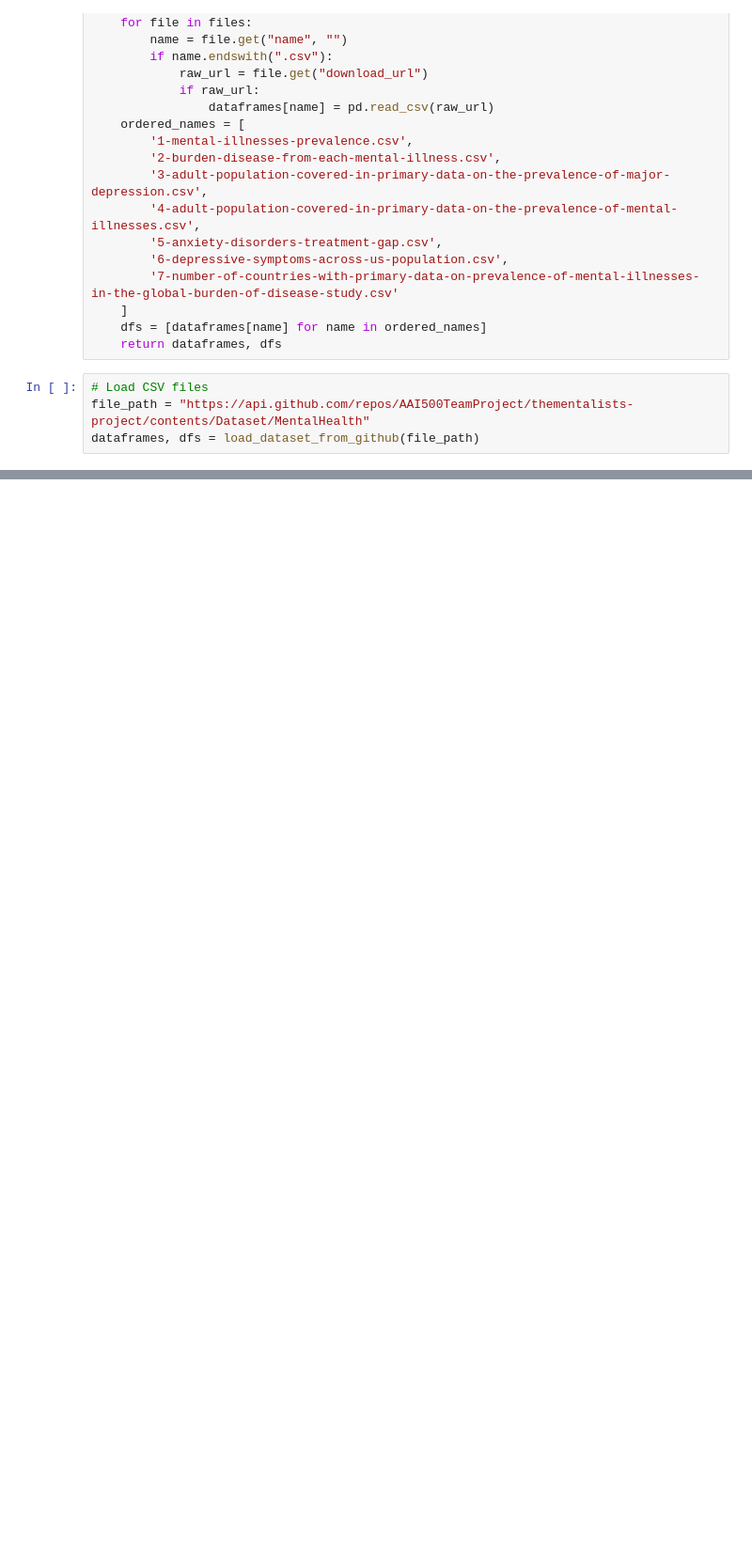
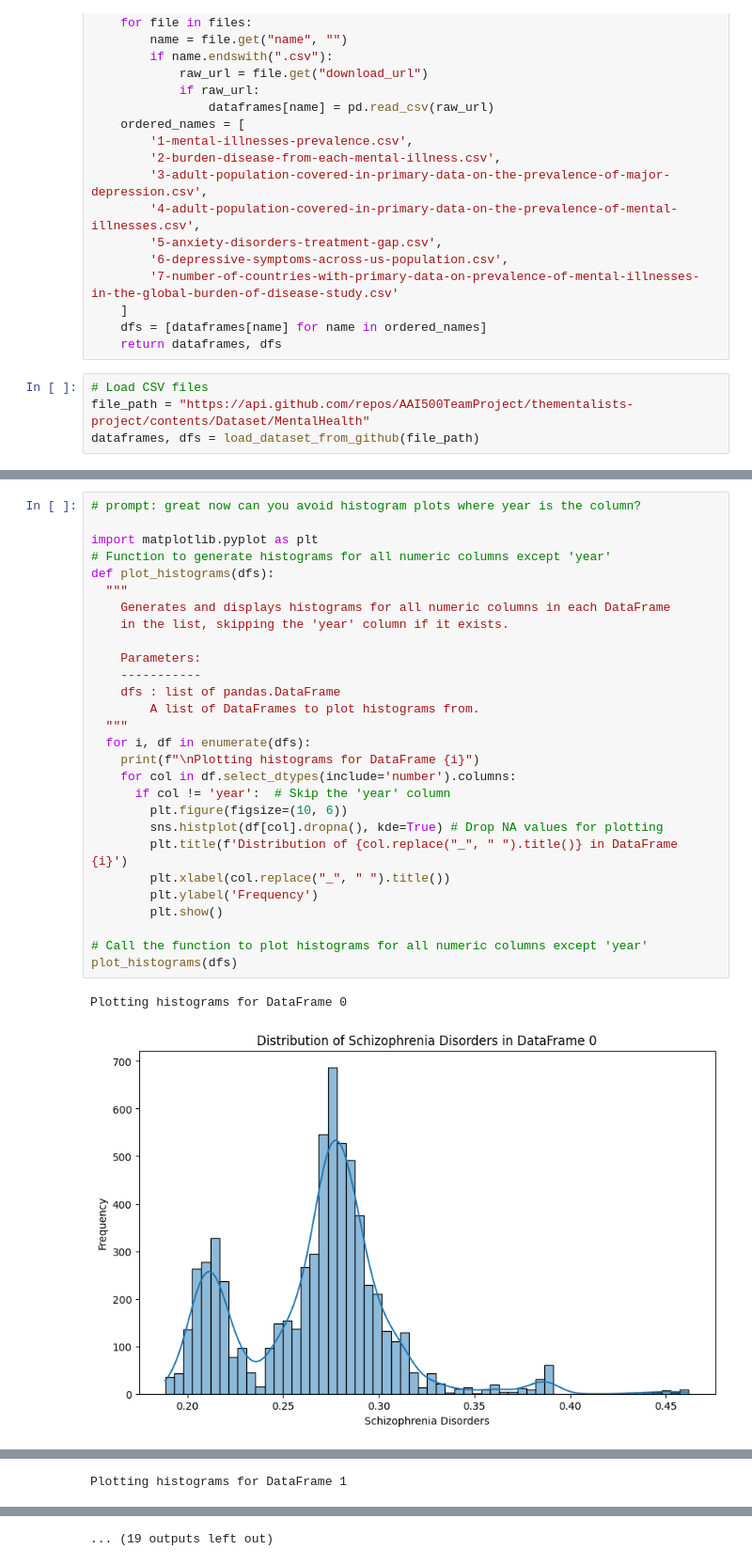
Before and after one commit to Triple-A-AAI520/AAI-520_Group3_Final_Project, a Jupyter notebook: JupyterNotebook/thementalists.ipynb, the cells around one changed output, grey strips where cells are left out. Shown at 94% size. Drawn from its saved outputs; the diff is of its cells as text; blank space fills up the shorter version.

```diff
--- a/JupyterNotebook/thementalists.ipynb
+++ b/JupyterNotebook/thementalists.ipynb
@@ -171,0 +342,31 @@ for df in dfs:
+# %%
+# prompt: great now can you avoid histogram plots where year is the column?
+
+import matplotlib.pyplot as plt
+# Function to generate histograms for all numeric columns except 'year'
+def plot_histograms(dfs):
+  """
+    Generates and displays histograms for all numeric columns in each DataFrame
+    in the list, skipping the 'year' column if it exists.
+
+    Parameters:
+    -----------
+    dfs : list of pandas.DataFrame
+        A list of DataFrames to plot histograms from.
+  """
+  for i, df in enumerate(dfs):
+    print(f"\nPlotting histograms for DataFrame {i}")
+    for col in df.select_dtypes(include='number').columns:
+      if col != 'year':  # Skip the 'year' column
+        plt.figure(figsize=(10, 6))
+        sns.histplot(df[col].dropna(), kde=True) # Drop NA values for plotting
+        plt.title(f'Distribution of {col.replace("_", " ").title()} in DataFrame {i}')
+        plt.xlabel(col.replace("_", " ").title())
+        plt.ylabel('Frequency')
+        plt.show()
+
+# Call the function to plot histograms for all numeric columns except 'year'
+plot_histograms(dfs)
+# %% [output]
+Plotting histograms for DataFrame 0
+[figure, added]
@@ -171,0 +377 @@ for df in dfs:
+Plotting histograms for DataFrame 1
@@ -171,0 +383 @@ for df in dfs:
+... (19 outputs left out)
```
Also changed, not shown: parts of 7 cells of this notebook.
